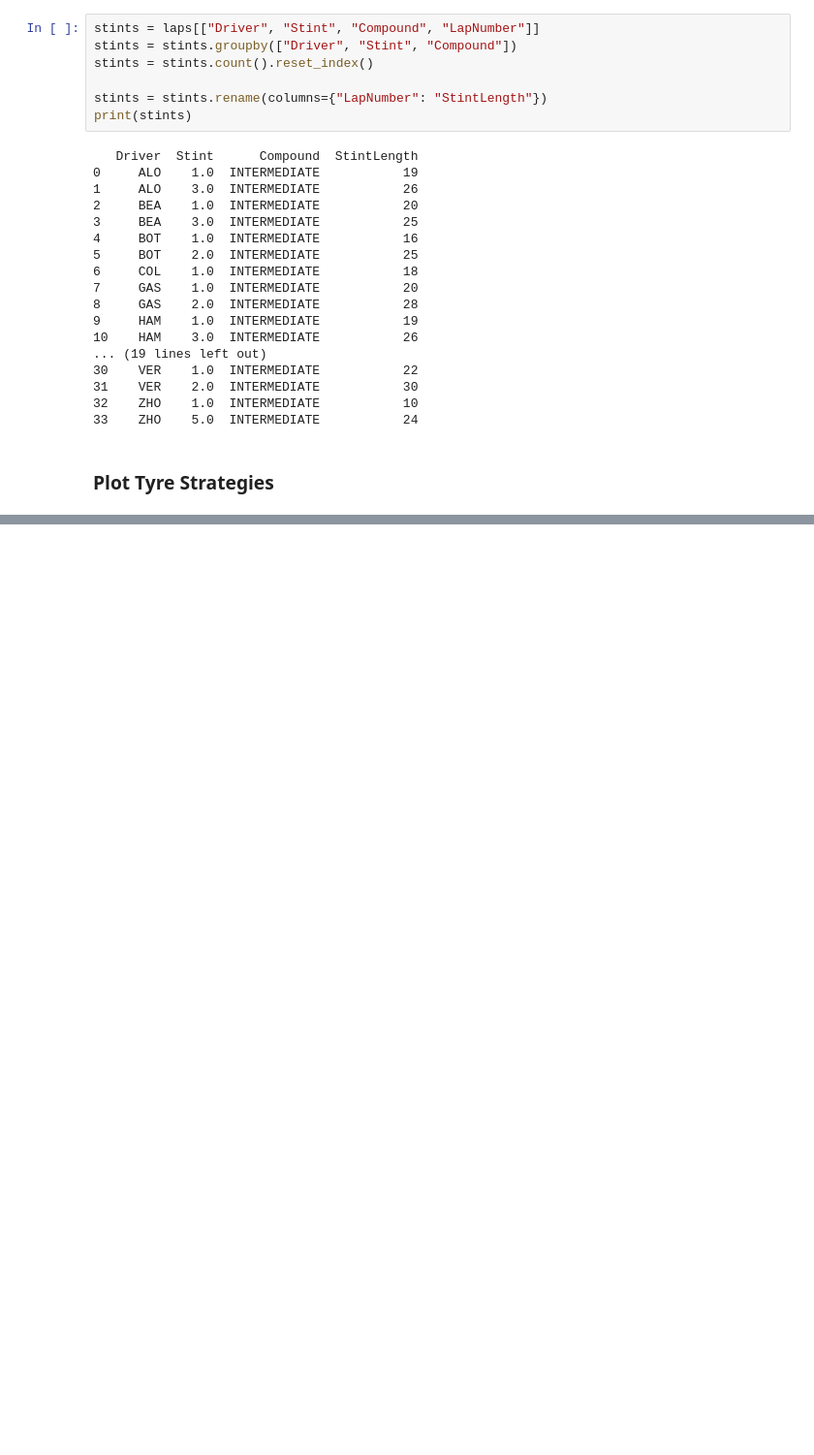
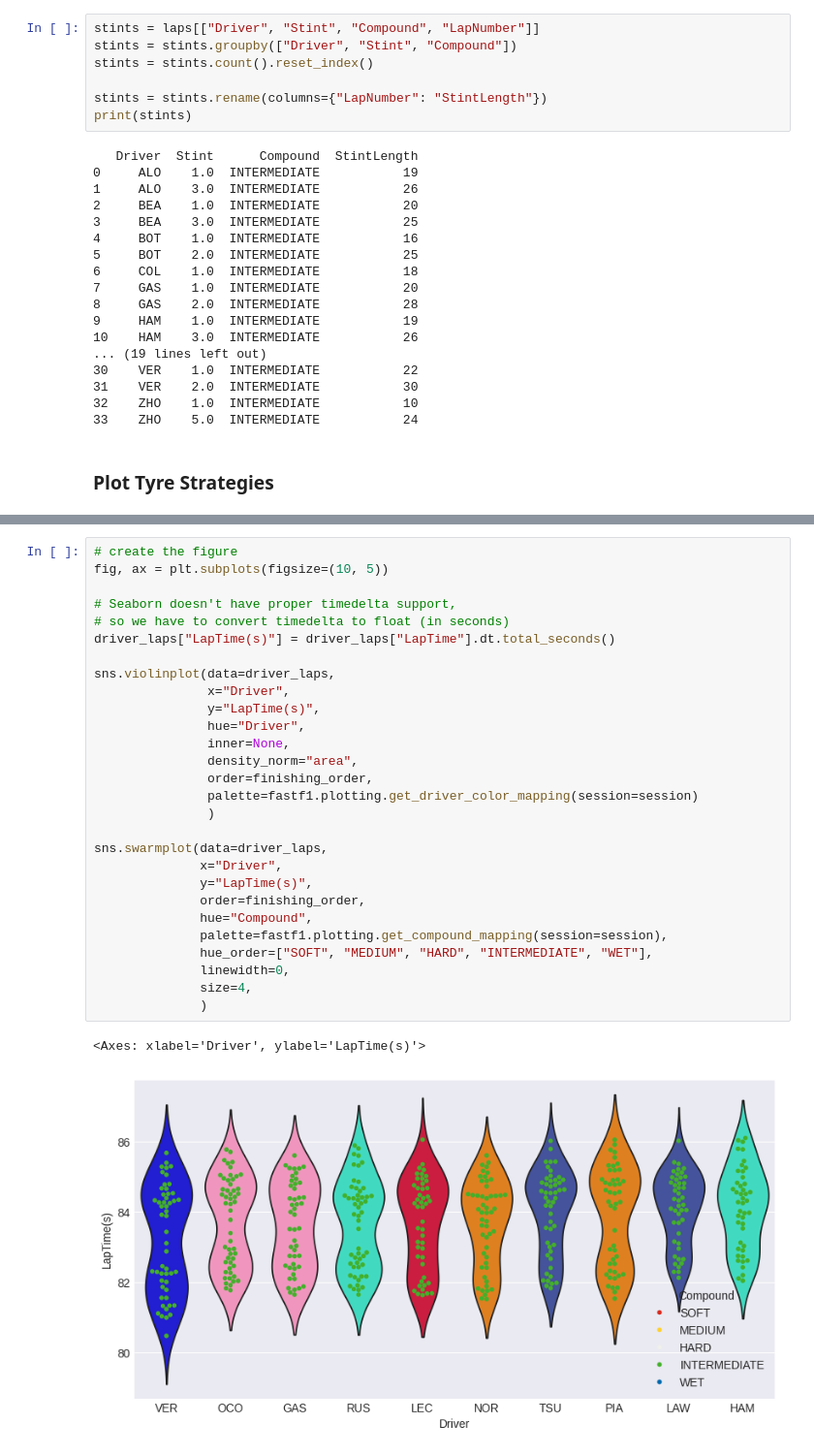
Before and after one commit to mcfiet/dl-project, a Jupyter notebook: fastf1_data_visualization.ipynb, the cells around one changed output, grey strips where cells are left out. Shown at 97% size. Cells and saved outputs as stored; diff of their text form; blank space fills up the shorter version.

```diff
--- a/fastf1_initial-tests.ipynb
+++ b/fastf1_data_visualization.ipynb
@@ -228,0 +253,31 @@ NameError: name 'drivers' is not defined
+# %%
+# create the figure
+fig, ax = plt.subplots(figsize=(10, 5))
+
+# Seaborn doesn't have proper timedelta support,
+# so we have to convert timedelta to float (in seconds)
+driver_laps["LapTime(s)"] = driver_laps["LapTime"].dt.total_seconds()
+
+sns.violinplot(data=driver_laps,
+               x="Driver",
+               y="LapTime(s)",
+               hue="Driver",
+               inner=None,
+               density_norm="area",
+               order=finishing_order,
+               palette=fastf1.plotting.get_driver_color_mapping(session=session)
+               )
+
+sns.swarmplot(data=driver_laps,
+              x="Driver",
+              y="LapTime(s)",
+              order=finishing_order,
+              hue="Compound",
+              palette=fastf1.plotting.get_compound_mapping(session=session),
+              hue_order=["SOFT", "MEDIUM", "HARD", "INTERMEDIATE", "WET"],
+              linewidth=0,
+              size=4,
+              )
+# %% [output]
+<Axes: xlabel='Driver', ylabel='LapTime(s)'>
+[figure, added]
```
Also changed, not shown: parts of 12 cells of this notebook.
